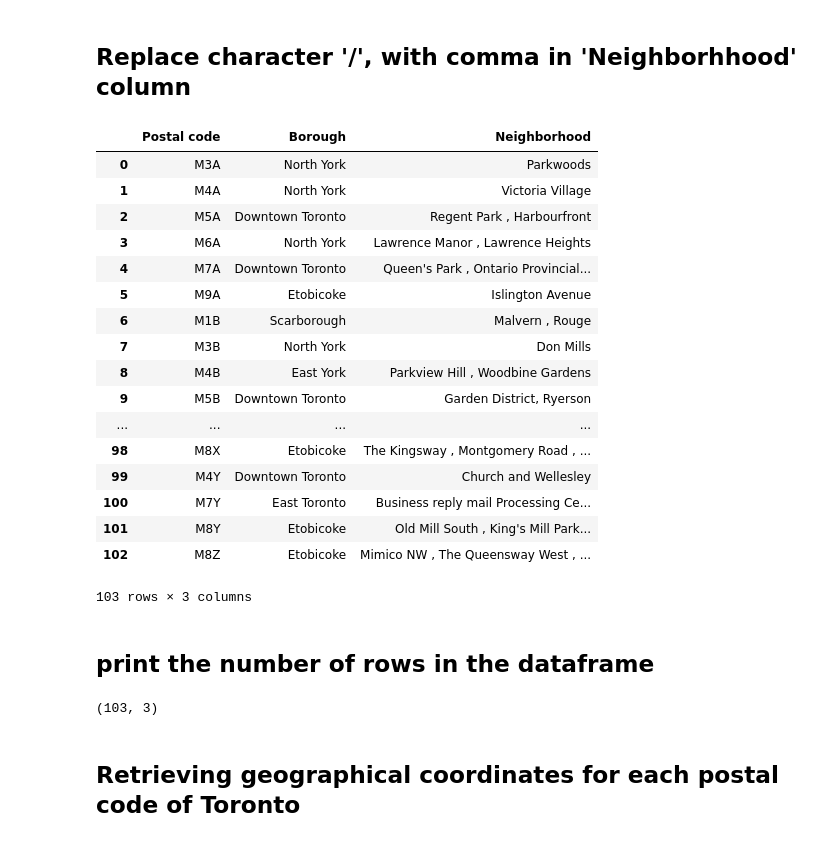
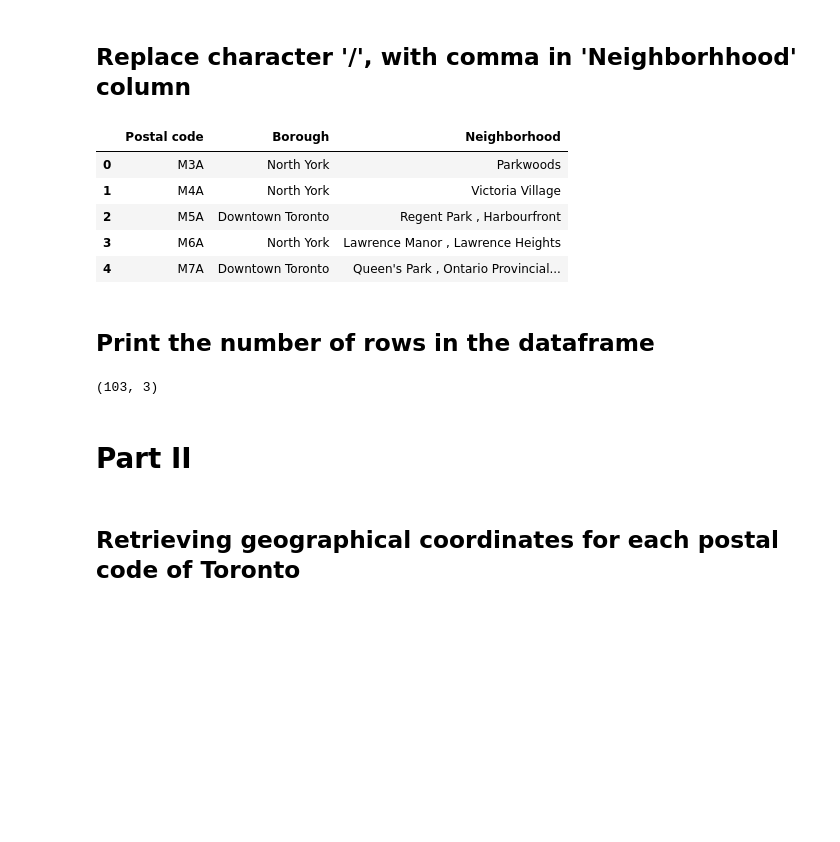
Before and after one commit to FeidiasVardakis/Coursera_Capstone, a Jupyter notebook: Toronto neighborhoods with coordinates.ipynb, the cells around one changed output. Drawn from its saved outputs; the diff is of its cells as text; code cells hidden in the pictures; blank space fills up the shorter version.

```diff
--- a/Toronto neighborhoods with coordinates.ipynb
+++ b/Toronto neighborhoods with coordinates.ipynb
@@ -9,8 +11,8 @@ from bs4 import BeautifulSoup
 res = requests.get("https://en.wikipedia.org/wiki/List_of_postal_codes_of_Canada:_M")
 soup = BeautifulSoup(res.content,'lxml')
 table = soup.find_all('table')[0]
-df_neigh = pd.read_html(str(table))[0]
-df_neigh
+toronto_hoods = pd.read_html(str(table))[0]
+toronto_hoods.head()
 # %% [output]
 |  | Postal code | Borough | Neighborhood |
 | 0 | M1A | Not assigned | NaN |
@@ -33,11 +23,11 @@ df_neigh
 # %% [markdown]
 ## Drop rows with NaN values in "Neighborhood" column and reset index
 # %%
-df_neigh.dropna(subset=["Neighborhood"], axis=0, inplace=True)
+toronto_hoods.dropna(subset=["Neighborhood"], axis=0, inplace=True)
 
-df_neigh.reset_index(drop=True, inplace=True)
+toronto_hoods.reset_index(drop=True, inplace=True)
 
-df_neigh
+toronto_hoods.head()
 # %% [output]
 |  | Postal code | Borough | Neighborhood |
 | 0 | M3A | North York | Parkwoods |
@@ -60,27 +38,15 @@ df_neigh
 # %% [markdown]
 ## Replace character '/', with comma in 'Neighborhhood' column
 # %%
-df_neigh['Neighborhood']=df_neigh['Neighborhood'].str.replace("/", ",")
-df_neigh
+toronto_hoods['Neighborhood']=toronto_hoods['Neighborhood'].str.replace("/", ",")
+toronto_hoods.head()
 # %% [output]
 |  | Postal code | Borough | Neighborhood |
 | 0 | M3A | North York | Parkwoods |
 | 1 | M4A | North York | Victoria Village |
 | 2 | M5A | Downtown Toronto | Regent Park , Harbourfront |
 | 3 | M6A | North York | Lawrence Manor , Lawrence Heights |
 | 4 | M7A | Downtown Toronto | Queen's Park , Ontario Provincial... |
-| 5 | M9A | Etobicoke | Islington Avenue |
-| 6 | M1B | Scarborough | Malvern , Rouge |
-| 7 | M3B | North York | Don Mills |
-| 8 | M4B | East York | Parkview Hill , Woodbine Gardens |
-| 9 | M5B | Downtown Toronto | Garden District, Ryerson |
-| ... | ... | ... | ... |
-| 98 | M8X | Etobicoke | The Kingsway , Montgomery Road , ... |
-| 99 | M4Y | Downtown Toronto | Church and Wellesley |
-| 100 | M7Y | East Toronto | Business reply mail Processing Ce... |
-| 101 | M8Y | Etobicoke | Old Mill South , King's Mill Park... |
-| 102 | M8Z | Etobicoke | Mimico NW , The Queensway West , ... |
-103 rows × 3 columns
 # %% [markdown]
-## print the number of rows in the dataframe
+## Print the number of rows in the dataframe
 # %%
@@ -88,5 +54,7 @@ df_neigh.shape
 # %% [output]
 (103, 3)
+# %% [markdown]
+# Part II
 # %% [markdown]
 ## Retrieving geographical coordinates for each postal code of Toronto
 # %%
```
Also changed, not shown: parts of 32 cells of this notebook.
